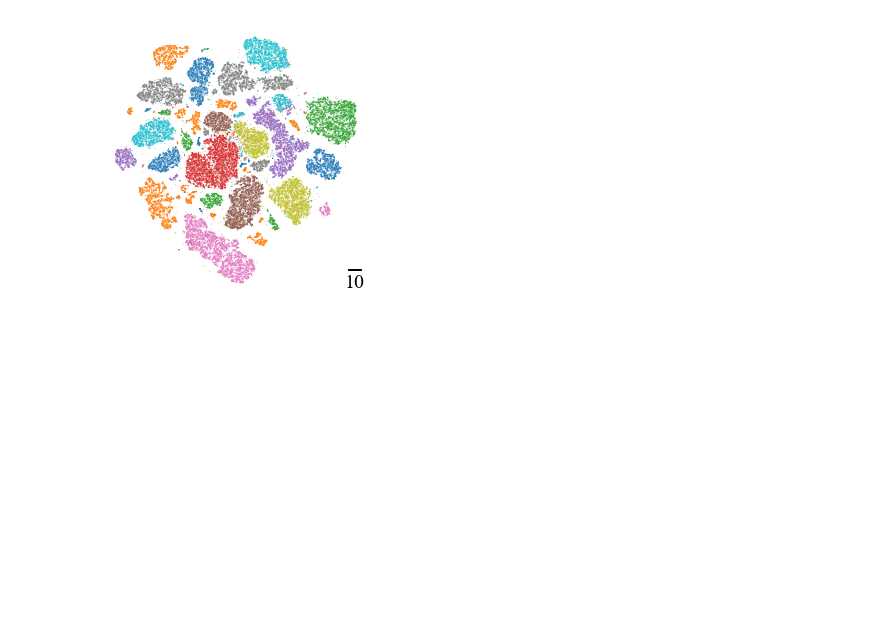
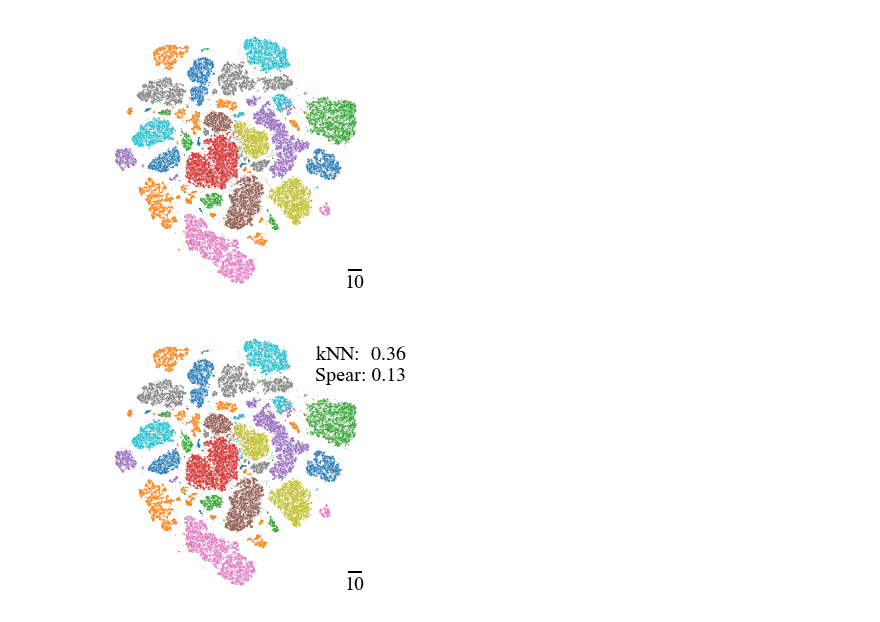
Before and after one commit to sciai-lab/cl-tsne-umap, a Jupyter notebook: notebooks/tsne.ipynb, the cells around one changed output. Cells and saved outputs as stored; diff of their text form; code cells hidden in the pictures; blank space fills up the shorter version.

```diff
--- a/notebooks/tsne.ipynb
+++ b/notebooks/tsne.ipynb
@@ -209,0 +269,16 @@ plt.savefig(os.path.join(fig_path,
+# %%
+plt.figure(figsize=(5,5))
+
+plot_scatter(plt.gca(), tsne_data["embd"], y )
+plt.text(0.8, 0.8, rf"kNN: $\:\: {recall:.2f}$"+"\n"
+                   rf"Spear: {s_corr.mean():.2f}",
+         transform=plt.gca().transAxes, fontsize=20)
+plt.savefig(os.path.join(fig_path,
+                         f"tsne_mnist_bin_k_{k}_n_epochs_{n_epochs}_n_early_epochs_{n_early_epochs}_perplexity_{perplexity}_seed_{seed}_log_kl_{log_kl  }_log_embds_{log_embds}_init_random_rescale_{rescale_tsne}_metrics.png"),
+            bbox_inches = 'tight',
+            pad_inches = 0,
+            dpi=200,
+            transparent=False,
+            facecolor='white')
+# %% [output]
+[figure, added]
```
Also changed, not shown: parts of 7 cells of this notebook, 7 other files.
